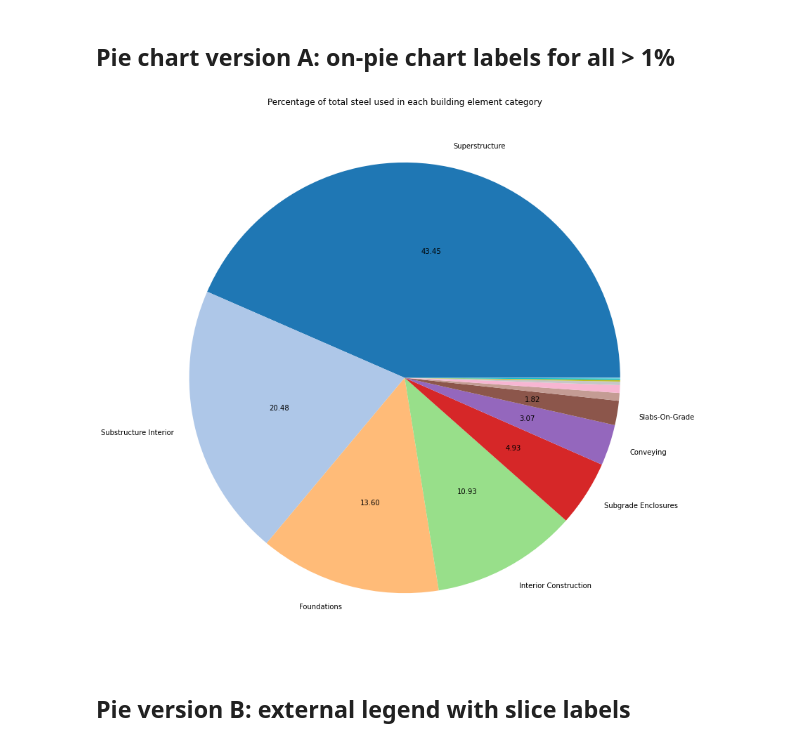
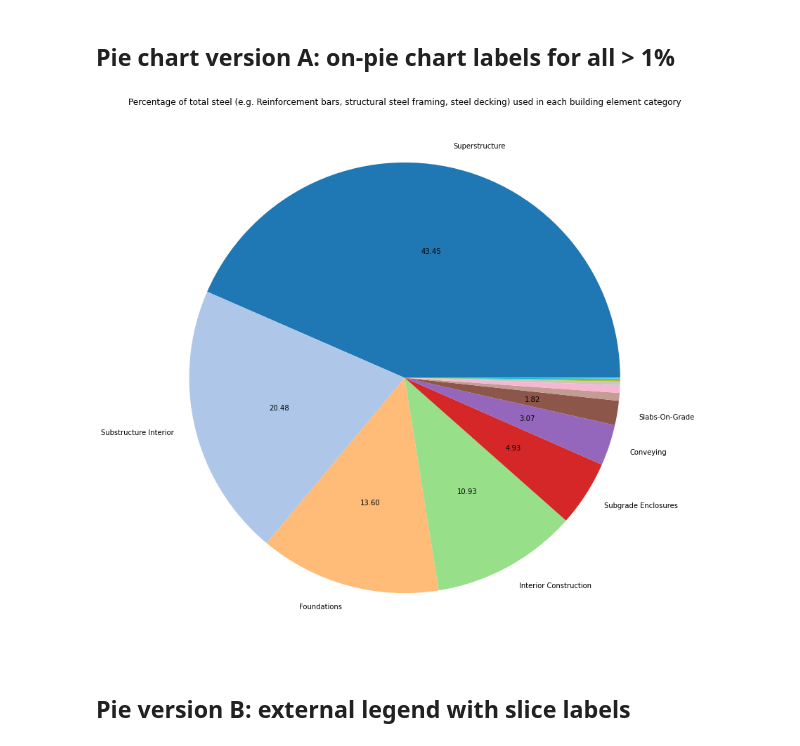
Before and after one commit to alexwolson/A-Construction-Classification-System-Database-for-Understanding-Resource-Use-in-Buildings, a Jupyter notebook: Sample Code/Sample.ipynb, the cells around one changed output. Cells and saved outputs as stored; diff of their text form; code cells hidden in the pictures.

```diff
--- a/Sample Code/Sample.ipynb
+++ b/Sample Code/Sample.ipynb
@@ -161,14 +161,14 @@ dtype: float64
 # %%
 def my_autopct(pct):
     return ('%.2f' % pct) if pct > 1 else ''
 to_plot = concrete_df.mean().sort_values(ascending=False)
 to_plot.plot.pie(figsize=(12,12),colormap='tab20',autopct=my_autopct,labels=[k if v > 30000 else '' for k,v in to_plot.items()])
 plt.ylabel('')
-plt.title('Percentage of total steel used in each building element category');
+plt.title('Percentage of total steel (e.g. Reinforcement bars, structural steel framing, steel decking) used in each building element category');
 # plt.legend(loc='center left',bbox_to_anchor=(-0.20, 0.75));
 plt.tight_layout();
 # %% [output]
-[figure, old version]
+[figure, new version]
 # %% [markdown]
 ## Pie version B: external legend with slice labels
 # %%
```
Also changed, not shown: parts of 4 cells of this notebook, 4 other files.
